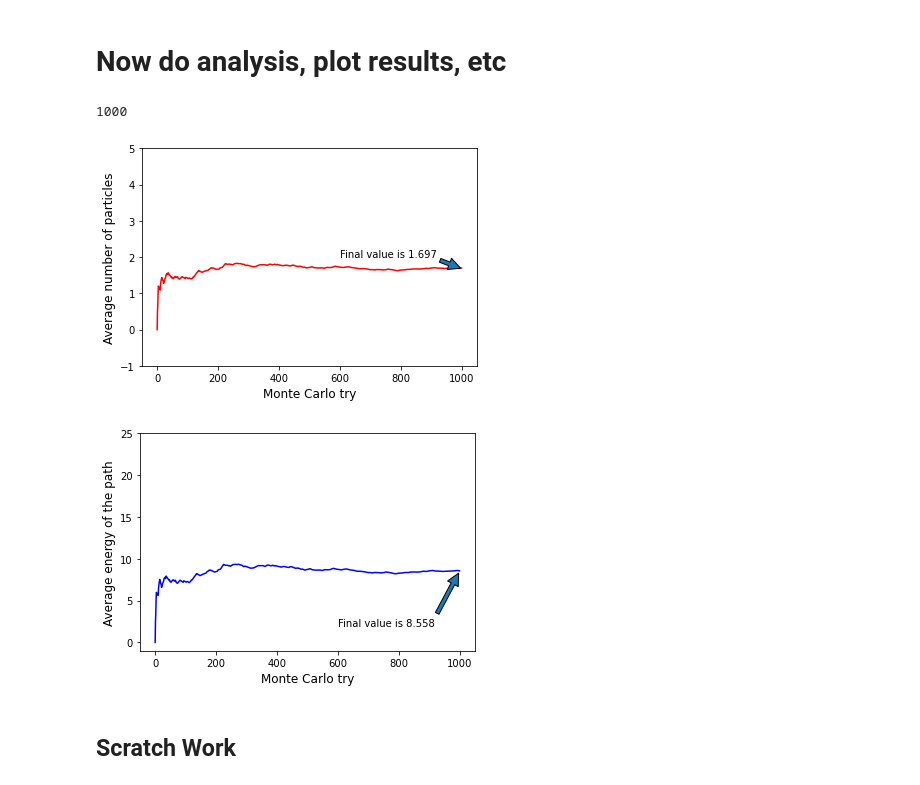
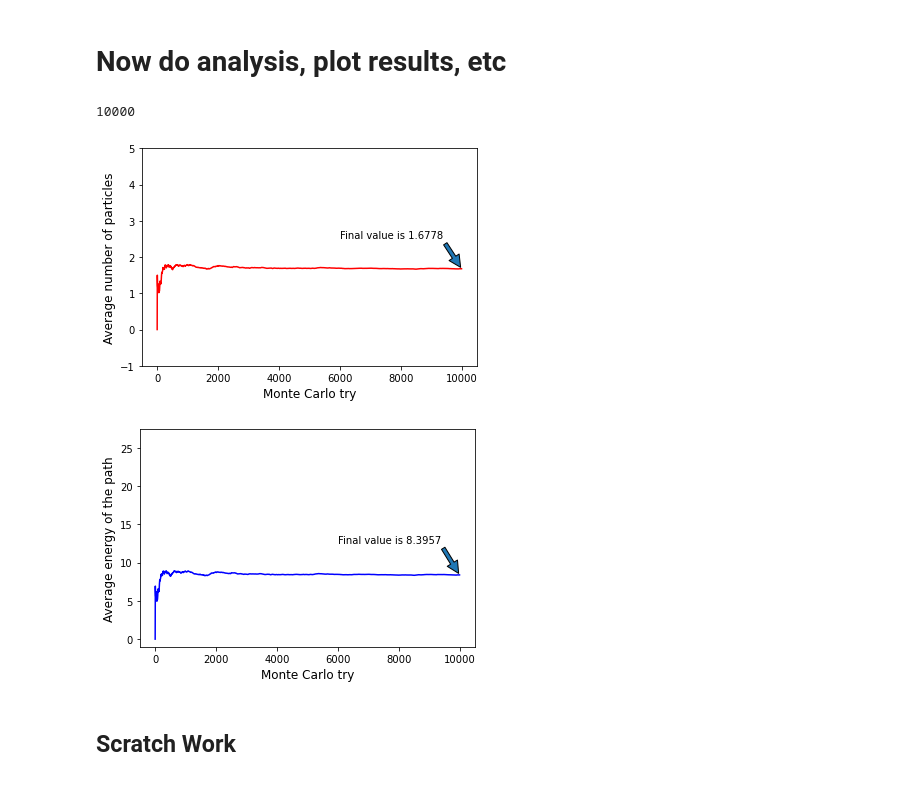
Before and after one commit to eren-guttentag/phys765_advanced_quantum, a Jupyter notebook: project1/problem2/worm_simulation.ipynb, the cells around one changed output. Saved outputs shown, nothing was run; the diff lists cells and outputs as text; code cells hidden in the pictures.

```diff
--- a/project1/problem2/worm_simulation.ipynb
+++ b/project1/problem2/worm_simulation.ipynb
@@ -348,43 +428,45 @@ _plt.ylim([-1, 25])
 # %% [markdown]
 # Now do analysis, plot results, etc
+# %%
+cumavg_ns = []
+for i in range(1,len(ns)+1):
+    cumavg_ns.append(_np.mean(ns[:i]))
+
+cumavg_es = []
+for i in range(1,len(es)+1):
+    cumavg_es.append(_np.mean(es[:i]))
+
+n_end = cumavg_ns[-1]
+e_end = cumavg_es[-1]
 # %%
-cumavg_ns = []
-for i in range(1,len(ns)+1):
-    cumavg_ns.append(_np.mean(ns[:i]))
-
-cumavg_es = []
-for i in range(1,len(es)+1):
-    cumavg_es.append(_np.mean(es[:i]))
-
 Monte_Carlo_try = range(num_trials)
 _plt.plot(Monte_Carlo_try, cumavg_ns, 'r')
 _plt.xlabel('Monte Carlo try', fontsize = 12)
 _plt.ylabel('Average number of particles', fontsize = 12)
-_plt.ylim([-1, 5])
-_plt.annotate('Final value is '+str(cumavg_ns[-1]), xy =(1000, 1.679),
-                xytext =(600, 2),
+_plt.ylim([-1, nmax])
+_plt.annotate('Final value is '+str(round(n_end,4)), xy =(num_trials, round(n_end,4)),
+                xytext =(0.6*num_trials, 1.5*round(n_end,4)),
                 arrowprops = dict(
                                   shrink = 0.05),)
 _plt.figure()
 _plt.plot(Monte_Carlo_try, cumavg_es, 'b')
 _plt.xlabel('Monte Carlo try', fontsize = 12)
 _plt.ylabel('Average energy of the path', fontsize = 12)
-_plt.ylim([-1, 25])
-_plt.annotate('Final value is '+str(round(cumavg_es[-1],3)), xy =(1000, cumavg_es[-1]),
-                xytext =(600, 2),
+_plt.ylim([-1, emax])
+_plt.annotate('Final value is '+str(round(e_end,4)), xy =(num_trials, round(e_end,4)),
+                xytext =(0.6*num_trials, 1.5*round(e_end,4)),
                 arrowprops = dict(
                                   shrink = 0.05),)
-
 test1 = _np.array([1,2,3])
 test2 = _np.array([2,3,4])
 test1==test2
 _np.all(test1==test2)
 
 len(ns)
 # %% [output]
-1000
+10000
-[figure, old version]
+[figure, new version]
-[figure, old version]
+[figure, new version]
 # %% [markdown]
 ## Scratch Work
 # %%
```
Also changed, not shown: parts of 6 cells of this notebook, 2 other files.
